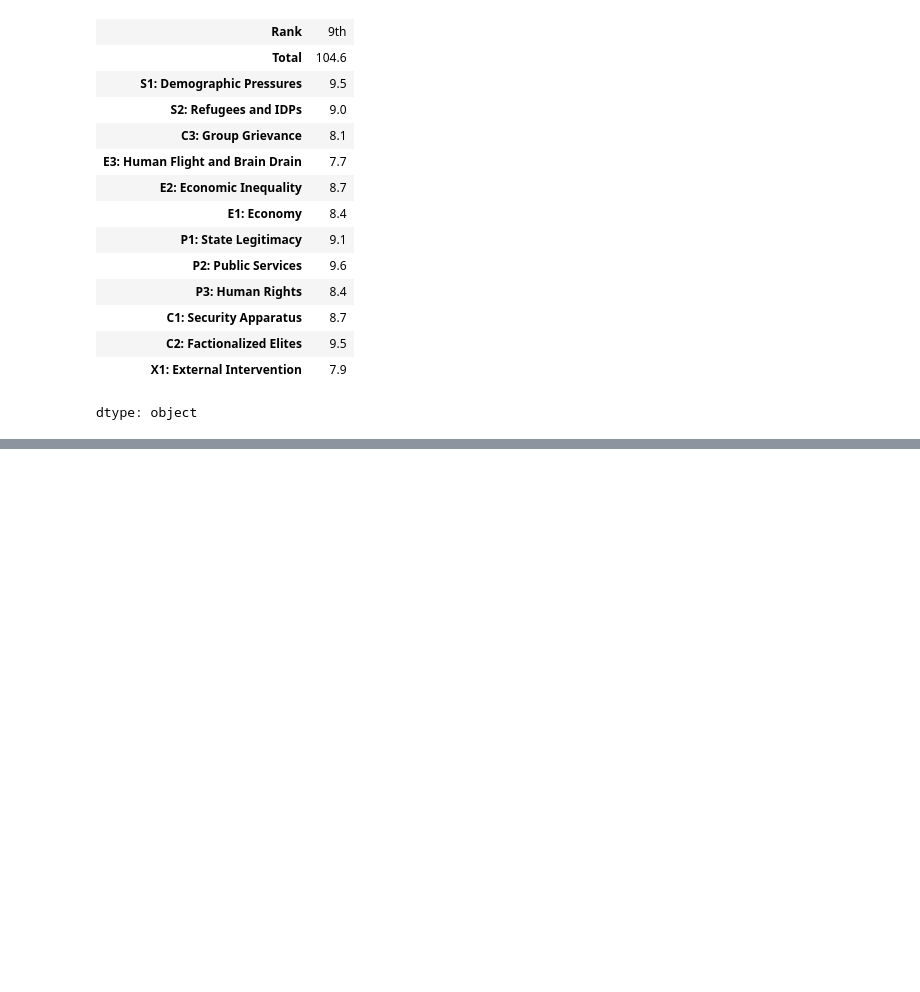
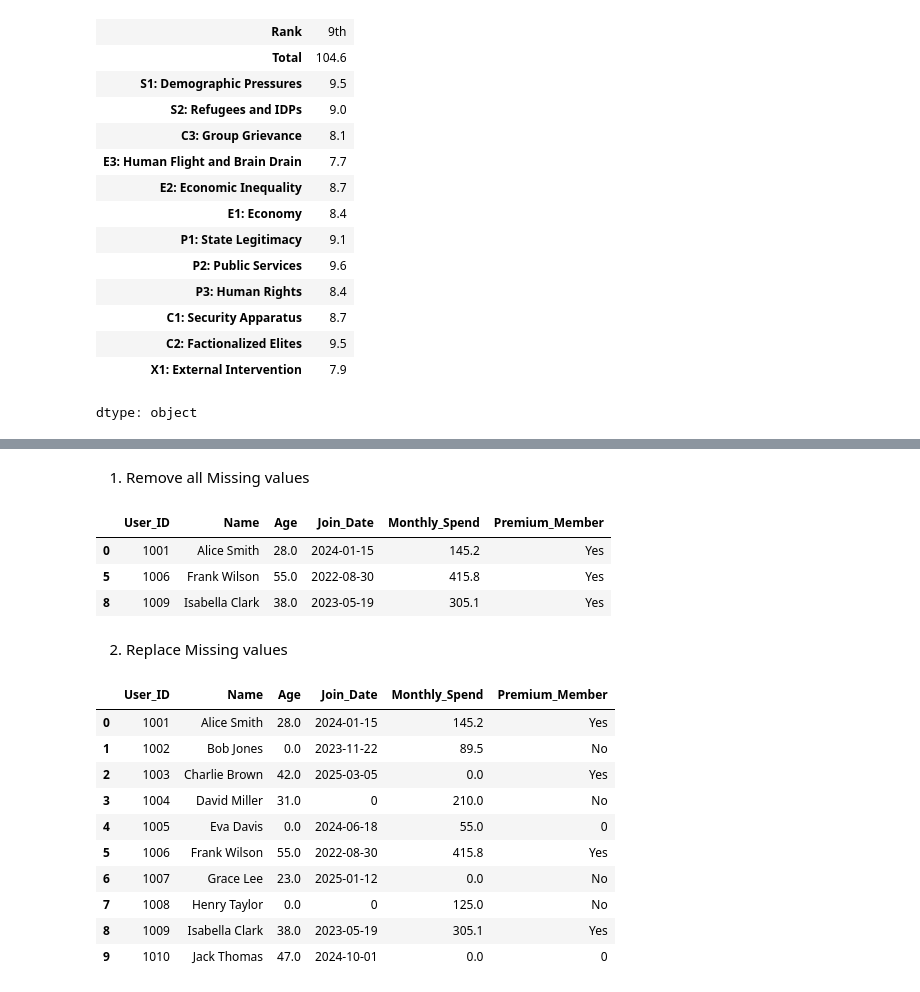
Before and after one commit to MohdAffan27/AI-Learning-Journey, a Jupyter notebook: 03_PANDAS/PandasTutorial.ipynb, the cells around one changed output, grey strips where cells are left out. Saved outputs shown, nothing was run; the diff lists cells and outputs as text; code cells hidden in the pictures; blank space fills up the shorter version.

```diff
--- a/03_PANDAS/PandasTutorial.ipynb
+++ b/03_PANDAS/PandasTutorial.ipynb
@@ -190,0 +212,25 @@ dtype: object
+# %% [markdown]
+1. Remove all Missing values
+# %%
+df2.dropna()
+# %% [output]
+|  | User_ID | Name | Age | Join_Date | Monthly_Spend | Premium_Member |
+| 0 | 1001 | Alice Smith | 28.0 | 2024-01-15 | 145.2 | Yes |
+| 5 | 1006 | Frank Wilson | 55.0 | 2022-08-30 | 415.8 | Yes |
+| 8 | 1009 | Isabella Clark | 38.0 | 2023-05-19 | 305.1 | Yes |
+# %% [markdown]
+2. Replace Missing values
+# %%
+df2.fillna(value=0)
+# %% [output]
+|  | User_ID | Name | Age | Join_Date | Monthly_Spend | Premium_Member |
+| 0 | 1001 | Alice Smith | 28.0 | 2024-01-15 | 145.2 | Yes |
+| 1 | 1002 | Bob Jones | 0.0 | 2023-11-22 | 89.5 | No |
+| 2 | 1003 | Charlie Brown | 42.0 | 2025-03-05 | 0.0 | Yes |
+| 3 | 1004 | David Miller | 31.0 | 0 | 210.0 | No |
+| 4 | 1005 | Eva Davis | 0.0 | 2024-06-18 | 55.0 | 0 |
+| 5 | 1006 | Frank Wilson | 55.0 | 2022-08-30 | 415.8 | Yes |
+| 6 | 1007 | Grace Lee | 23.0 | 2025-01-12 | 0.0 | No |
+| 7 | 1008 | Henry Taylor | 0.0 | 0 | 125.0 | No |
+| 8 | 1009 | Isabella Clark | 38.0 | 2023-05-19 | 305.1 | Yes |
+| 9 | 1010 | Jack Thomas | 47.0 | 2024-10-01 | 0.0 | 0 |
```
Also changed, not shown: parts of 12 cells of this notebook.
